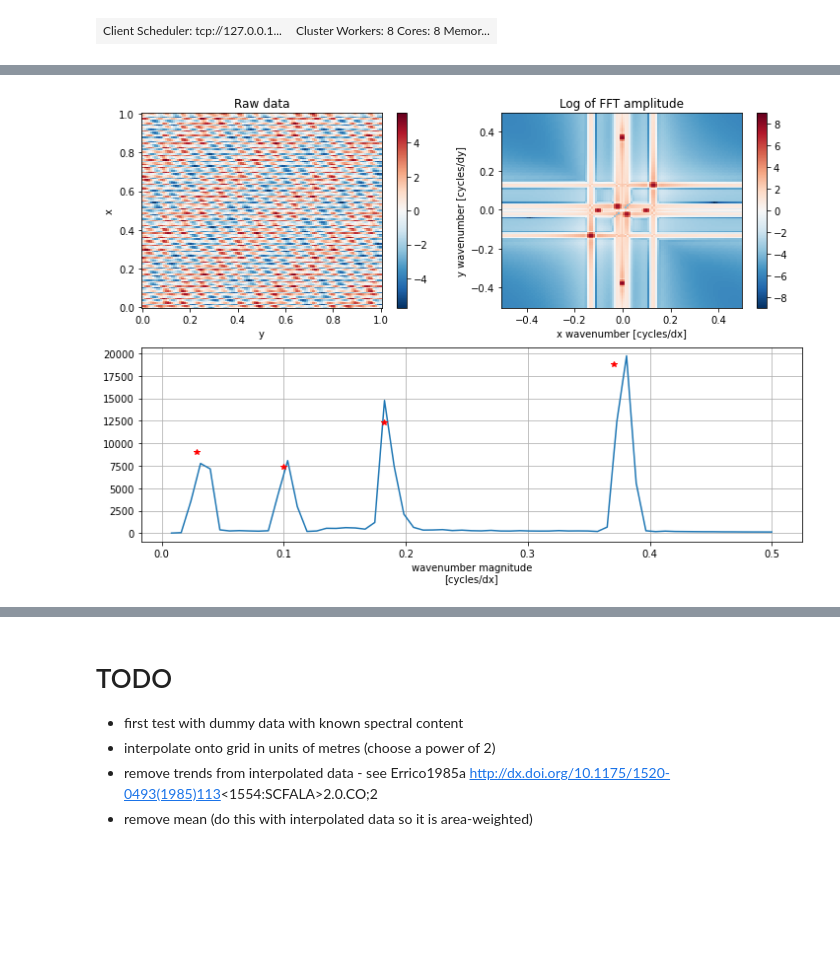
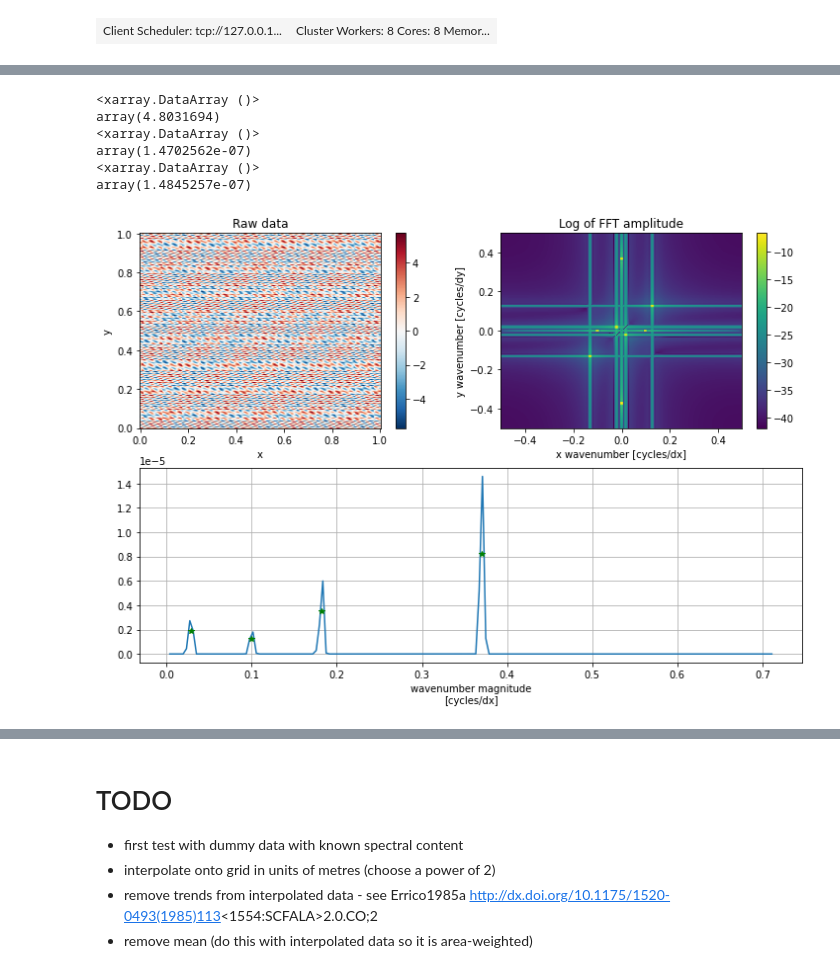
Before and after one commit to rmholmes/cosima-scripts, a Jupyter notebook: spectra_simple.ipynb, the cells around one changed output, grey strips where cells are left out. Drawn from its saved outputs; the diff is of its cells as text; code cells hidden in the pictures; blank space fills up the shorter version.

Commit message:
reimplemented as per Durran et al 2017 - problems remain in Parseval's theorem

```diff
--- a/spectra_simple.ipynb
+++ b/spectra_simple.ipynb
@@ -229,12 +234 @@ def fftgrid(v2):
     return v2dtfft
-# %%
-def azimuthal_sum(v2dtfft):
-    annuli = np.linspace(0.0, 0.5, num=int(min(v2dtfft.shape)/2.0))
-    v2dtfftradialcsum = 0.0*annuli
-    for i,a in enumerate(annuli[1:]):
-        v2dtfftradialcsum[i+1] = v2dtfft.where(np.sqrt(v2dtfft.ki**2+v2dtfft.kj**2)<a).sum()
-    v2dtfftradial = np.diff(v2dtfftradialcsum)
-    v2dtfftradial = xr.DataArray(v2dtfftradial, dims=['k'], coords={'k': annuli[1:]})
-    v2dtfftradial.k.attrs['units'] = 'cycles/dx'
-    v2dtfftradial.k.attrs['long_name'] = 'wavenumber magnitude'
-    return v2dtfftradial
@@ -242,45 +265,72 @@ def azimuthal_sum(v2dtfft):
 # Testing with dummy data
 
 # dimensions
-xL, yL = 128, 128
+xL, yL = 256, 256
 x, y = np.linspace(0.,1.,xL),np.linspace(0.,1.,yL)
-dx, dy = 1./xL, 1./yL
+dx, dy = np.max(np.diff(x)), np.max(np.diff(y))
+# dx, dy = 1./(xL-1), 1./(yL-1)
 X, Y = np.meshgrid(x,y)
 t = [0]
 
 # dummy solution
 k1, k2, kx, ky = 2.*np.pi/(5.5*dx), 2.*np.pi/(35.*dx), 2.*np.pi/(10.*dx), 2.*np.pi/(2.7*dx)
 a1, a2, ax, ay = 1.5, 1.1, 0.9, 2.3
-data = np.zeros((1,xL,yL))
+data = np.zeros((1,yL,xL))
 data[0,:,:] = a1*np.sin(k1*(X+Y)/np.sqrt(2.)) + a2*np.sin(k2*(X-Y)/np.sqrt(2.)) + ax*np.sin(kx*X) + ay*np.sin(ky*Y)
 
 # calc/plot spectra
-dummy = xr.DataArray(data,coords=[t,x,y],dims=['t','x','y'])
+dummy = xr.DataArray(data,coords=[t,y,x],dims=['t','y','x'])
 
 fft = fftgrid(dummy)
 fftradial = azimuthal_sum(fft)
+
+dki, dkj = np.max(np.diff(fft.ki)), np.max(np.diff(fft.kj))
+dkh = np.max(np.diff(fftradial.k))
+
+# check Parseval's theorem
+print((dummy*dummy).sum().sum()*dx*dy)
+print(fft.sum().sum()*dki*dkj)
+print(fftradial.sum().sum()*dkh)  # won't hold exactly if eq (26) applied in azimuthal_sum
 
 fig2 = plt.figure(figsize=(12,8))
 plt.subplot(2,2,1)
 dummy.plot()
 plt.title('Raw data')
 plt.subplot(2,2,2)
 np.log(fft).plot()
 plt.title('Log of FFT amplitude')
 plt.subplot(2,2,(3,4))
 fftradial.plot()
 #mxmn = [np.min(fftradial),np.max(fftradial)]
 #plt.plot([k1*dx/2./np.pi,k1*dx/2./np.pi],mxmn,'-r')
 #plt.plot([k2*dx/2./np.pi,k2*dx/2./np.pi],mxmn,'-r')
 #plt.plot([kx*dx/2./np.pi,kx*dx/2./np.pi],mxmn,'-r')
 #plt.plot([ky*dx/2./np.pi,ky*dx/2./np.pi],mxmn,'-r')
-plt.plot([k1*dx/2./np.pi],[a1*xL*xL/2.],'*r')
-plt.plot([k2*dx/2./np.pi],[a2*xL*xL/2.],'*r')
-plt.plot([kx*dx/2./np.pi],[ax*xL*xL/2.],'*r')
-plt.plot([ky*dx/2./np.pi],[ay*xL*xL/2.],'*r')
+
+# plt.plot([k1*dx/2./np.pi],[a1*xL*xL/2.],'*r')
+# plt.plot([k2*dx/2./np.pi],[a2*xL*xL/2.],'*r')
+# plt.plot([kx*dx/2./np.pi],[ax*xL*xL/2.],'*r')
+# plt.plot([ky*dx/2./np.pi],[ay*xL*xL/2.],'*r')
+
+# plt.plot([k1*dx/2./np.pi],[a1*dki*dkj/np.pi**2],'*r')
+# plt.plot([k2*dx/2./np.pi],[a2*dki*dkj/np.pi**2],'*r')
+# plt.plot([kx*dx/2./np.pi],[ax*dki*dkj/np.pi**2],'*r')
+# plt.plot([ky*dx/2./np.pi],[ay*dki*dkj/np.pi**2],'*r')
+
+plt.plot([k1*dx/2./np.pi],[a1**2*dki*dkj/np.pi**2],'*g')
+plt.plot([k2*dx/2./np.pi],[a2**2*dki*dkj/np.pi**2],'*g')
+plt.plot([kx*dx/2./np.pi],[ax**2*dki*dkj/np.pi**2],'*g')
+plt.plot([ky*dx/2./np.pi],[ay**2*dki*dkj/np.pi**2],'*g')
+
 plt.grid()
 # %% [output]
+<xarray.DataArray ()>
+array(4.8031694)
+<xarray.DataArray ()>
+array(1.4702562e-07)
+<xarray.DataArray ()>
+array(1.4845257e-07)
-[figure, old version]
+[figure, new version]
 # %%
 for locname,loc in locations.items():
     fig = plt.figure(figsize=(12,5.5*len(kes.keys())))
```
Also changed, not shown: parts of 6 cells of this notebook.
